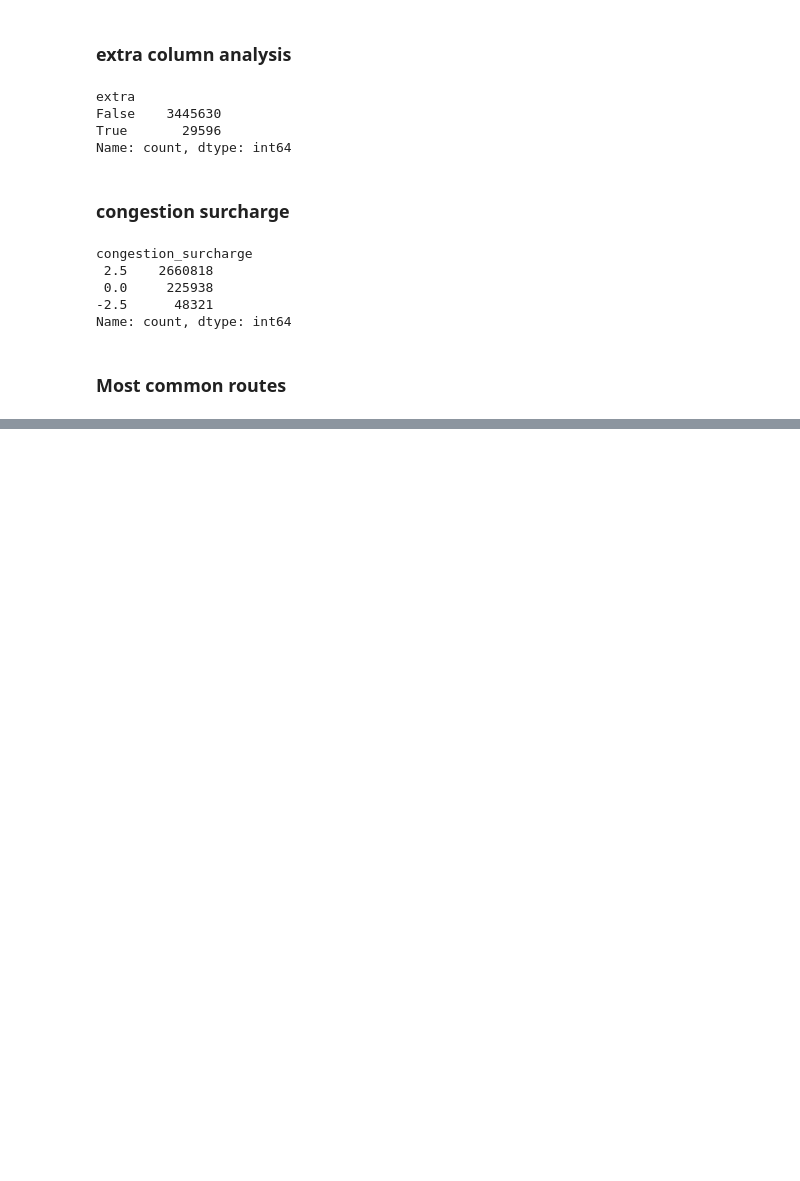
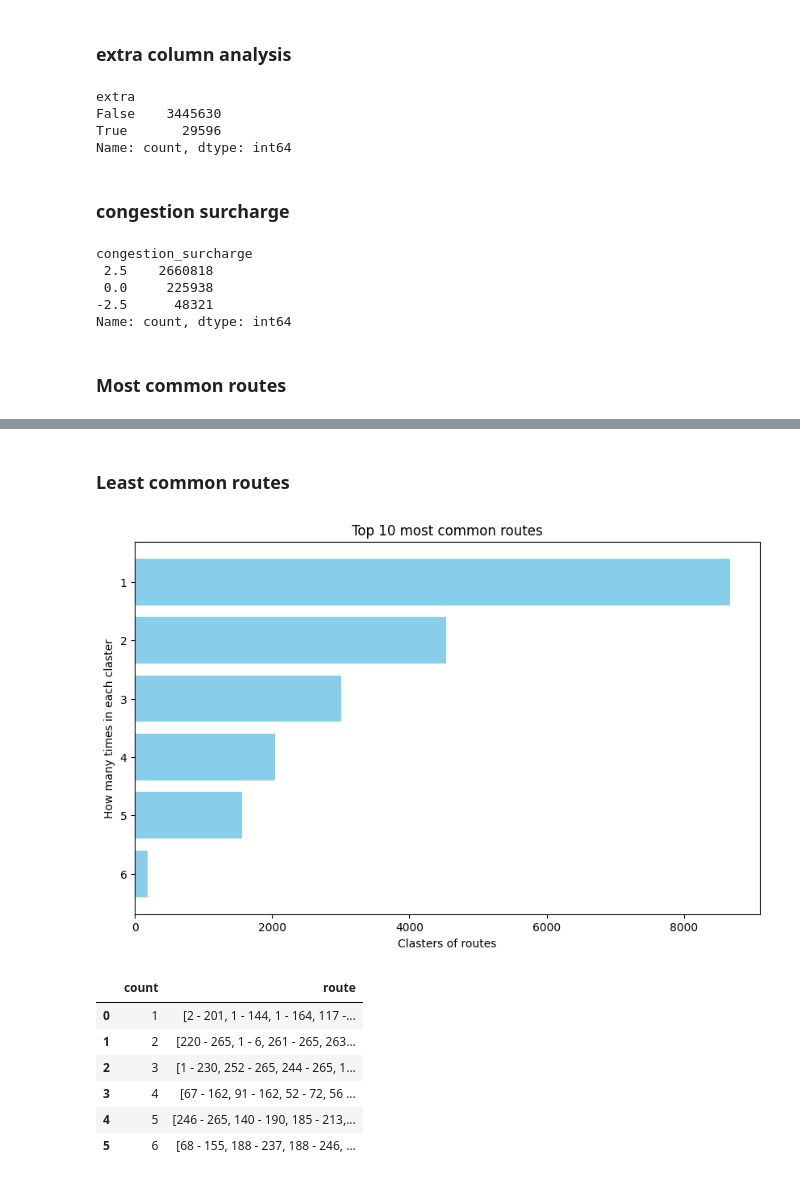
Before and after one commit to JestemSikora/ML-newyork-route-optimization, a Jupyter notebook: notebooks/0_eda.ipynb, the cells around one changed output, grey strips where cells are left out. Saved outputs shown, nothing was run; the diff lists cells and outputs as text; code cells hidden in the pictures; blank space fills up the shorter version.

```diff
--- a/notebooks/0_eda.ipynb
+++ b/notebooks/0_eda.ipynb
@@ -180,0 +183,32 @@ plt.show()
+# %% [markdown]
+### Least common routes
+# %%
+counts_df_least = counts_df[['route', 'count']].tail(20000)
+counts_df_least
+
+counts_df_appear = counts_df_least.groupby('count').size().reset_index(name='how many times')
+counts_df_appear
+
+Y_axis = counts_df_appear['count']
+X_axis = counts_df_appear['how many times']
+
+plt.figure(figsize=(10, 6))
+plt.barh(Y_axis, X_axis, color='skyblue')
+
+plt.xlabel('Clasters of routes')
+plt.ylabel('How many times in each claster')
+plt.title('Top 10 most common routes')
+plt.gca().invert_yaxis()
+plt.show()
+
+routes_by_count = counts_df_least.groupby('count')['route'].apply(list).reset_index()
+routes_by_count
+# %% [output]
+[figure, added]
+|  | count | route |
+| 0 | 1 | [2 - 201, 1 - 144, 1 - 164, 117 -... |
+| 1 | 2 | [220 - 265, 1 - 6, 261 - 265, 263... |
+| 2 | 3 | [1 - 230, 252 - 265, 244 - 265, 1... |
+| 3 | 4 | [67 - 162, 91 - 162, 52 - 72, 56 ... |
+| 4 | 5 | [246 - 265, 140 - 190, 185 - 213,... |
+| 5 | 6 | [68 - 155, 188 - 237, 188 - 246, ... |
```
Also changed, not shown: parts of 1 cell of this notebook.
